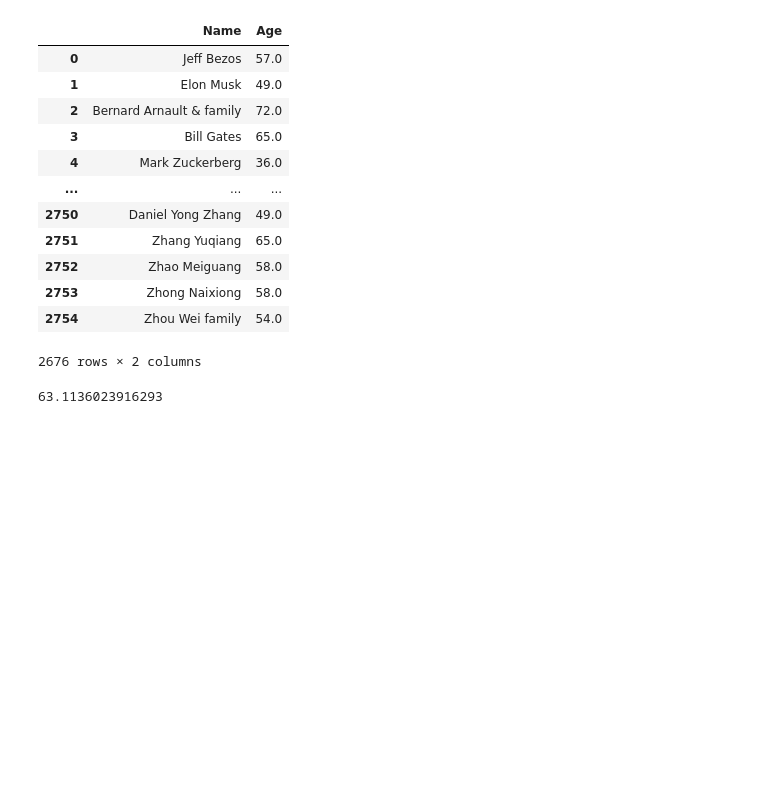
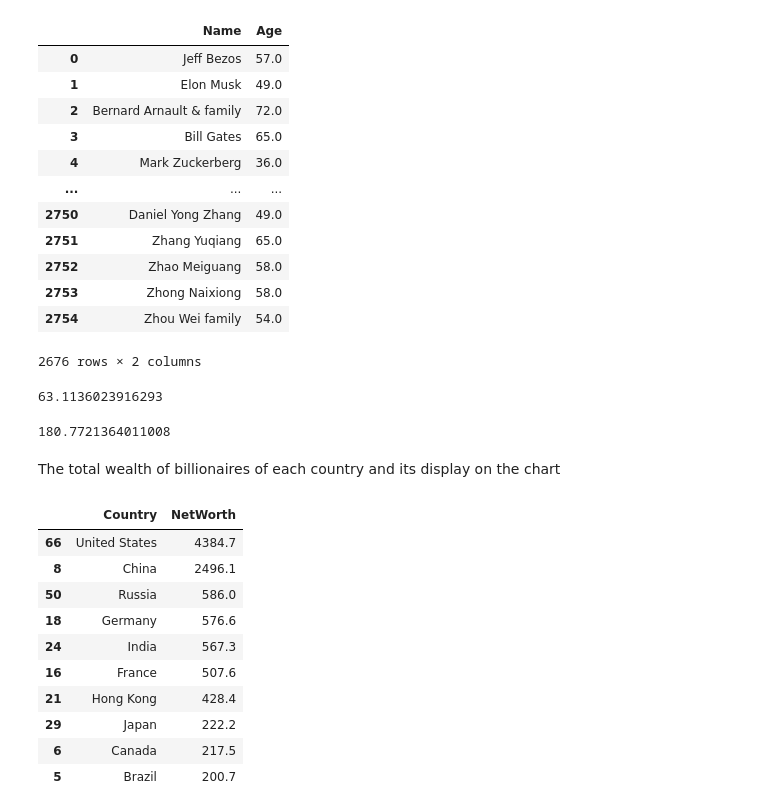
Before and after one commit to MahdiAhmadiKamal/PyLearn7-Data-Science, a Jupyter notebook: PyLearn7-Assignment40/billionaires data analysis/billionaires.ipynb, the cells around one changed output. Drawn from its saved outputs; the diff is of its cells as text; code cells hidden in the pictures; blank space fills up the shorter version.

```diff
--- a/PyLearn7-Assignment40/billionaires data analysis/billionaires.ipynb
+++ b/PyLearn7-Assignment40/billionaires data analysis/billionaires.ipynb
@@ -182,8 +182,32 @@ df
 | 2753 | Zhong Naixiong | 58.0 |
 | 2754 | Zhou Wei family | 54.0 |
 2676 rows × 2 columns
+# %%
+# Mean of the age of the richest people in the world
+df = data["Age"].mean()
+df
+# %% [output]
+63.1136023916293
 # %%
-df = data["Age"].mean()
+df = data["Age"].var()
 df
 # %% [output]
-63.1136023916293
+180.7721364011008
+# %% [markdown]
+The total wealth of billionaires of each country and its display on the chart
+# %%
+df = data.groupby("Country")["NetWorth"].sum().reset_index()
+df = df.sort_values(by=['NetWorth'], ascending=False)
+df.head(10)
+# %% [output]
+|  | Country | NetWorth |
+| 66 | United States | 4384.7 |
+| 8 | China | 2496.1 |
+| 50 | Russia | 586.0 |
+| 18 | Germany | 576.6 |
+| 24 | India | 567.3 |
+| 16 | France | 507.6 |
+| 21 | Hong Kong | 428.4 |
+| 29 | Japan | 222.2 |
+| 6 | Canada | 217.5 |
+| 5 | Brazil | 200.7 |
```
Also changed, not shown: parts of 1 cell of this notebook.
